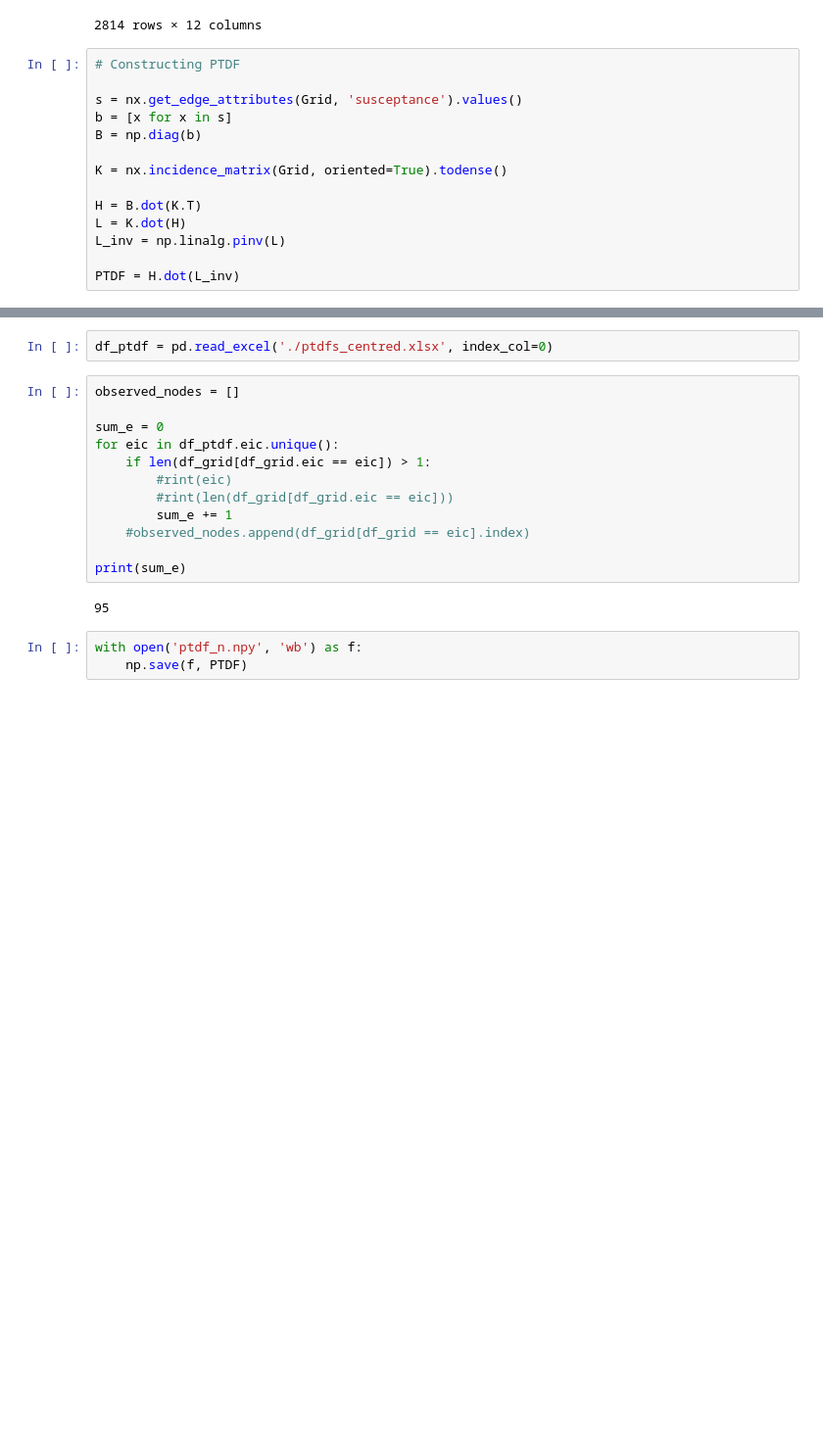
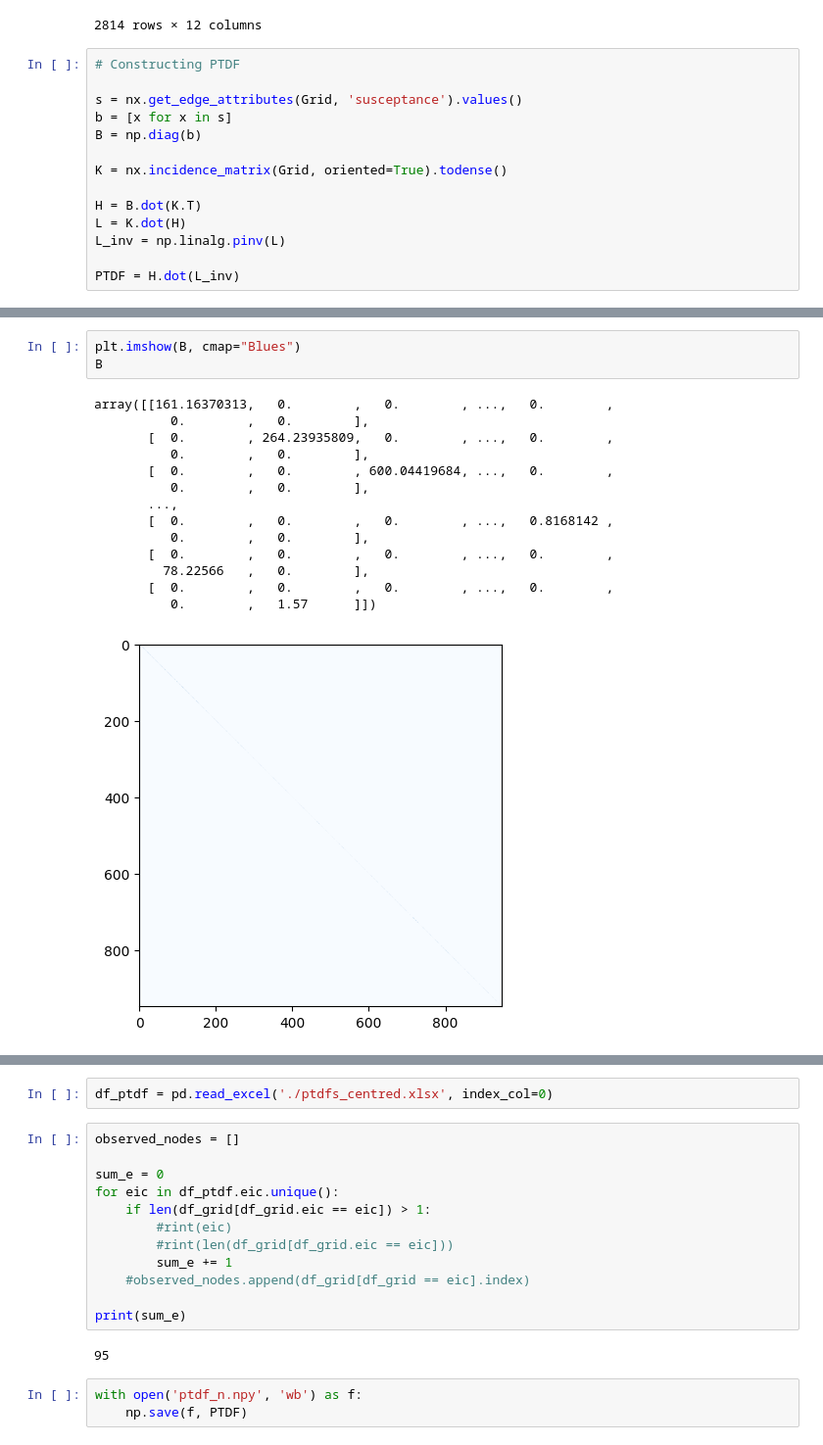
Before and after one commit to kbruninx/FBMC, a Jupyter notebook: flow_based_domain/Nodal PTDF.ipynb, the cells around one changed output, grey strips where cells are left out. Shown at 98% size. Drawn from its saved outputs; the diff is of its cells as text; blank space fills up the shorter version.

```diff
--- a/flow_based_domain/Nodal PTDF.ipynb
+++ b/flow_based_domain/Nodal PTDF.ipynb
@@ -49 +57,19 @@ plt.imshow(K, cmap="RdBu", vmin=-1, vmax=1)
+# %%
+plt.imshow(B, cmap="Blues")
+B
+# %% [output]
+array([[161.16370313,   0.        ,   0.        , ...,   0.        ,
+          0.        ,   0.        ],
+       [  0.        , 264.23935809,   0.        , ...,   0.        ,
+          0.        ,   0.        ],
+       [  0.        ,   0.        , 600.04419684, ...,   0.        ,
+          0.        ,   0.        ],
+       ...,
+       [  0.        ,   0.        ,   0.        , ...,   0.8168142 ,
+          0.        ,   0.        ],
+       [  0.        ,   0.        ,   0.        , ...,   0.        ,
+         78.22566   ,   0.        ],
+       [  0.        ,   0.        ,   0.        , ...,   0.        ,
+          0.        ,   1.57      ]])
+[figure, added]
 # %%
```
Also changed, not shown: parts of 8 cells of this notebook, 5 other files.
